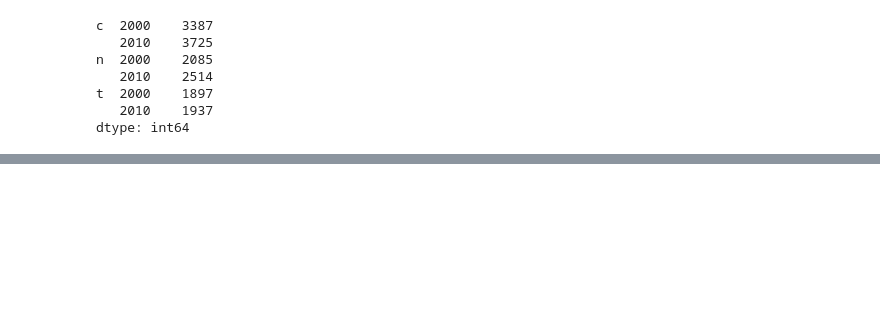
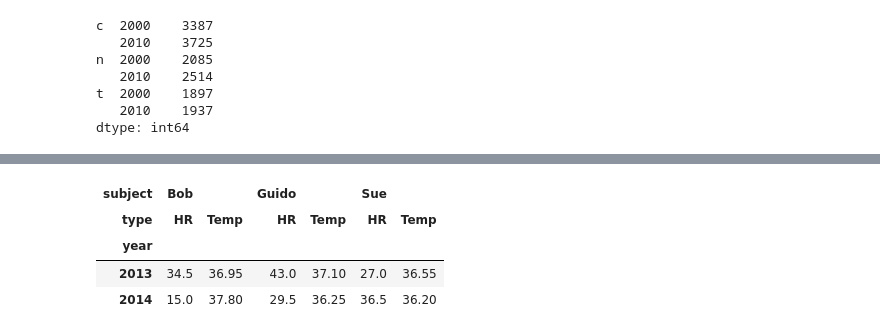
Before and after one commit to I-Trush/Jake_VanderPlas, a Jupyter notebook: vander_plus_3_Pandas_05.ipynb, the cells around one changed output, grey strips where cells are left out. Cells and saved outputs as stored; diff of their text form; code cells hidden in the pictures; blank space fills up the shorter version.

```diff
--- a/vander_plus_3_Pandas_05.ipynb
+++ b/vander_plus_3_Pandas_05.ipynb
@@ -157,0 +615,11 @@ dtype: int64
+# %%
+# вычисление среднего значения
+data_mean = helth_data.mean(level='year')
+# %%
+data_mean
+# %% [output]
+| subject | Bob |  | Guido |  | Sue |  |
+| type | HR | Temp | HR | Temp | HR | Temp |
+| year |  |  |  |  |  |  |
+| 2013 | 34.5 | 36.95 | 43.0 | 37.10 | 27.0 | 36.55 |
+| 2014 | 15.0 | 37.80 | 29.5 | 36.25 | 36.5 | 36.20 |
```
Also changed, not shown: parts of 69 cells of this notebook, 1 other file.
